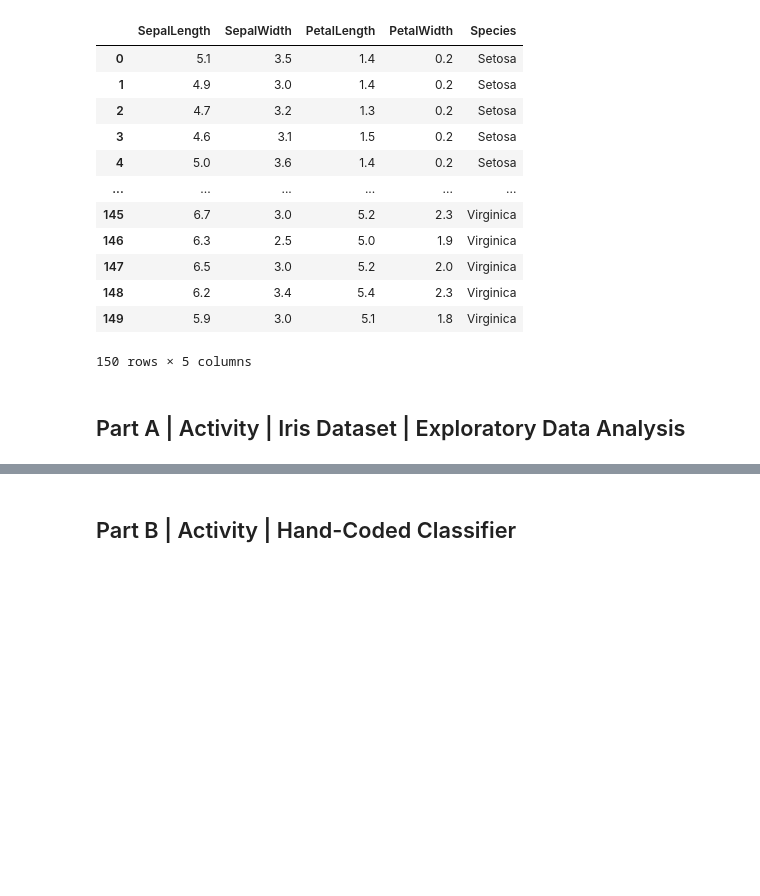
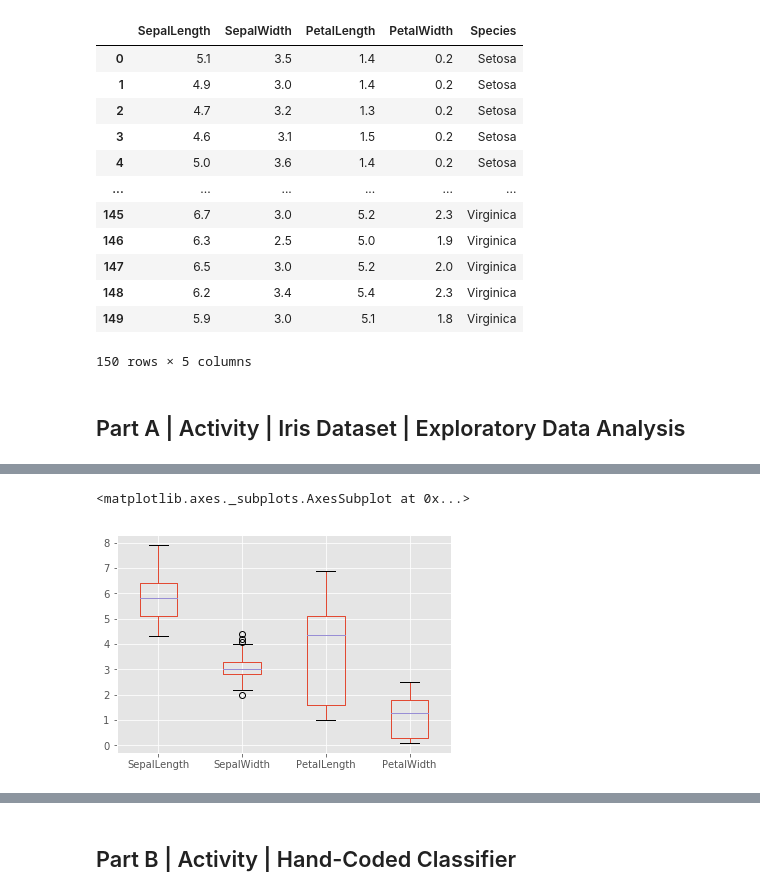
Before and after one commit to cefan-2000/DS-SF-34, a Jupyter notebook: classes/05/notebooks/codealong-05-k-nearest-neighbors-starter-code.ipynb, the cells around one changed output, grey strips where cells are left out. Saved outputs shown, nothing was run; the diff lists cells and outputs as text; code cells hidden in the pictures; blank space fills up the shorter version.

```diff
--- a/classes/05/notebooks/codealong-05-k-nearest-neighbors-starter-code.ipynb
+++ b/classes/05/notebooks/codealong-05-k-nearest-neighbors-starter-code.ipynb
@@ -40,0 +65,5 @@ color = df.Species.map({'Setosa': 'red', 'Versicolor': 'green', 'Virginica': 'bl
+# %%
+df[ ['SepalLength','SepalWidth','PetalLength','PetalWidth'] ].boxplot(figsize = (8, 8))
+# %% [output]
+<matplotlib.axes._subplots.AxesSubplot at 0x...>
+[figure, added]
```
Also changed, not shown: parts of 15 cells of this notebook.
